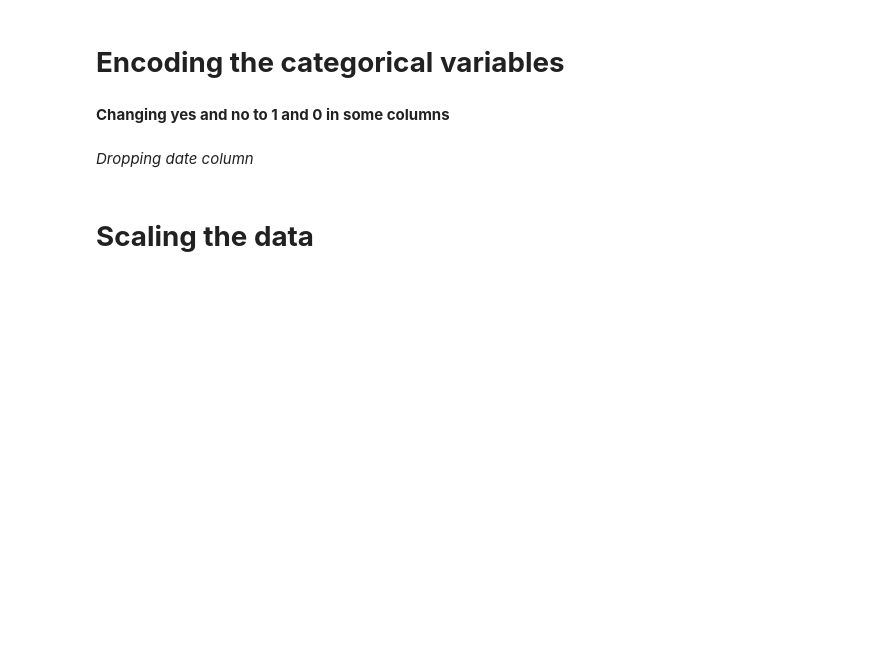
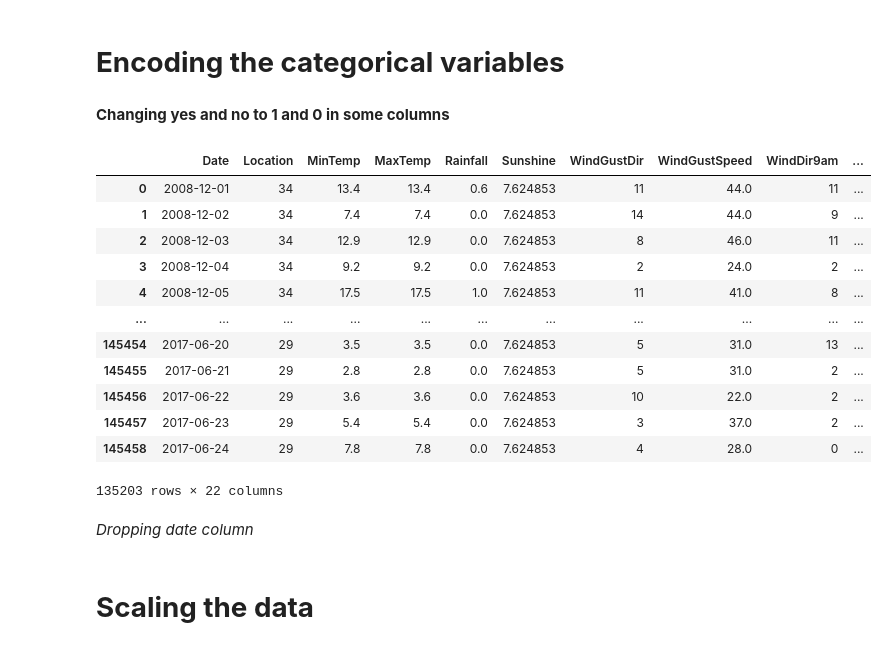
Before and after one commit to VladHolobyn/rain-in-australia-prediction, a Jupyter notebook: notebooks/data-preparation.ipynb, the cells around one changed output. Saved outputs shown, nothing was run; the diff lists cells and outputs as text; code cells hidden in the pictures; blank space fills up the shorter version.

```diff
--- a/notebooks/data-preparation.ipynb
+++ b/notebooks/data-preparation.ipynb
@@ -295,3 +290,27 @@ df['WindGustDir'] = custom_label_encoding(df['WindGustDir'])
+# %%
+from model.encoders import LabelEncoder
+
+cols = ['Location', 'WindDir9am', 'WindDir3pm', 'WindGustDir']
+encoder = LabelEncoder()
+
+for col in cols:
+    df[col] = encoder.fit_transform(df[col].values, col)
+
+df
+# %% [output]
+|  | Date | Location | MinTemp | MaxTemp | Rainfall | Sunshine | WindGustDir | WindGustSpeed | WindDir9am | ... |
+| 0 | 2008-12-01 | 34 | 13.4 | 13.4 | 0.6 | 7.624853 | 11 | 44.0 | 11 | ... |
+| 1 | 2008-12-02 | 34 | 7.4 | 7.4 | 0.0 | 7.624853 | 14 | 44.0 | 9 | ... |
+| 2 | 2008-12-03 | 34 | 12.9 | 12.9 | 0.0 | 7.624853 | 8 | 46.0 | 11 | ... |
+| 3 | 2008-12-04 | 34 | 9.2 | 9.2 | 0.0 | 7.624853 | 2 | 24.0 | 2 | ... |
+| 4 | 2008-12-05 | 34 | 17.5 | 17.5 | 1.0 | 7.624853 | 11 | 41.0 | 8 | ... |
+| ... | ... | ... | ... | ... | ... | ... | ... | ... | ... | ... |
+| 145454 | 2017-06-20 | 29 | 3.5 | 3.5 | 0.0 | 7.624853 | 5 | 31.0 | 13 | ... |
+| 145455 | 2017-06-21 | 29 | 2.8 | 2.8 | 0.0 | 7.624853 | 5 | 31.0 | 2 | ... |
+| 145456 | 2017-06-22 | 29 | 3.6 | 3.6 | 0.0 | 7.624853 | 10 | 22.0 | 2 | ... |
+| 145457 | 2017-06-23 | 29 | 5.4 | 5.4 | 0.0 | 7.624853 | 3 | 37.0 | 2 | ... |
+| 145458 | 2017-06-24 | 29 | 7.8 | 7.8 | 0.0 | 7.624853 | 4 | 28.0 | 0 | ... |
+135203 rows × 22 columns
 # %% [markdown]
 *Dropping date column*
 # %%
```
Also changed, not shown: parts of 11 cells of this notebook, 6 other files.
